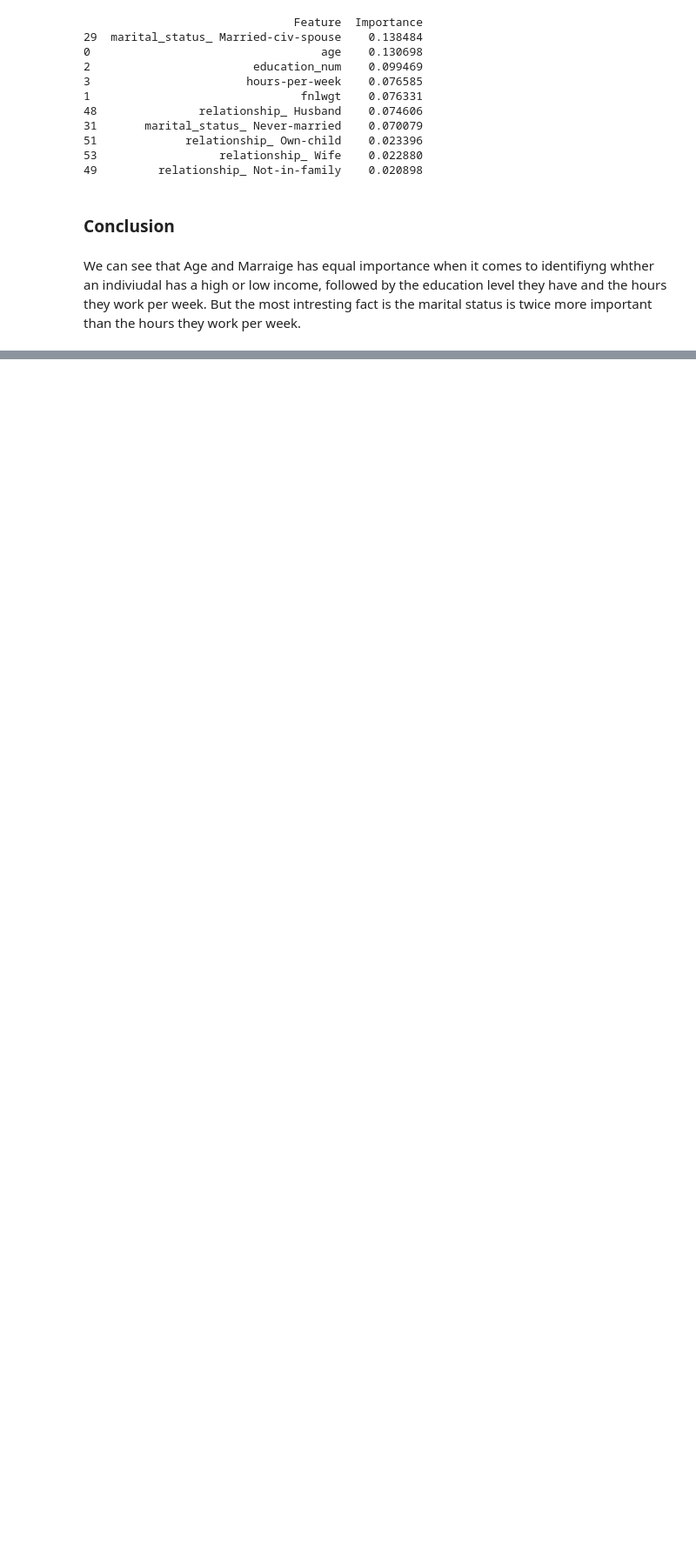
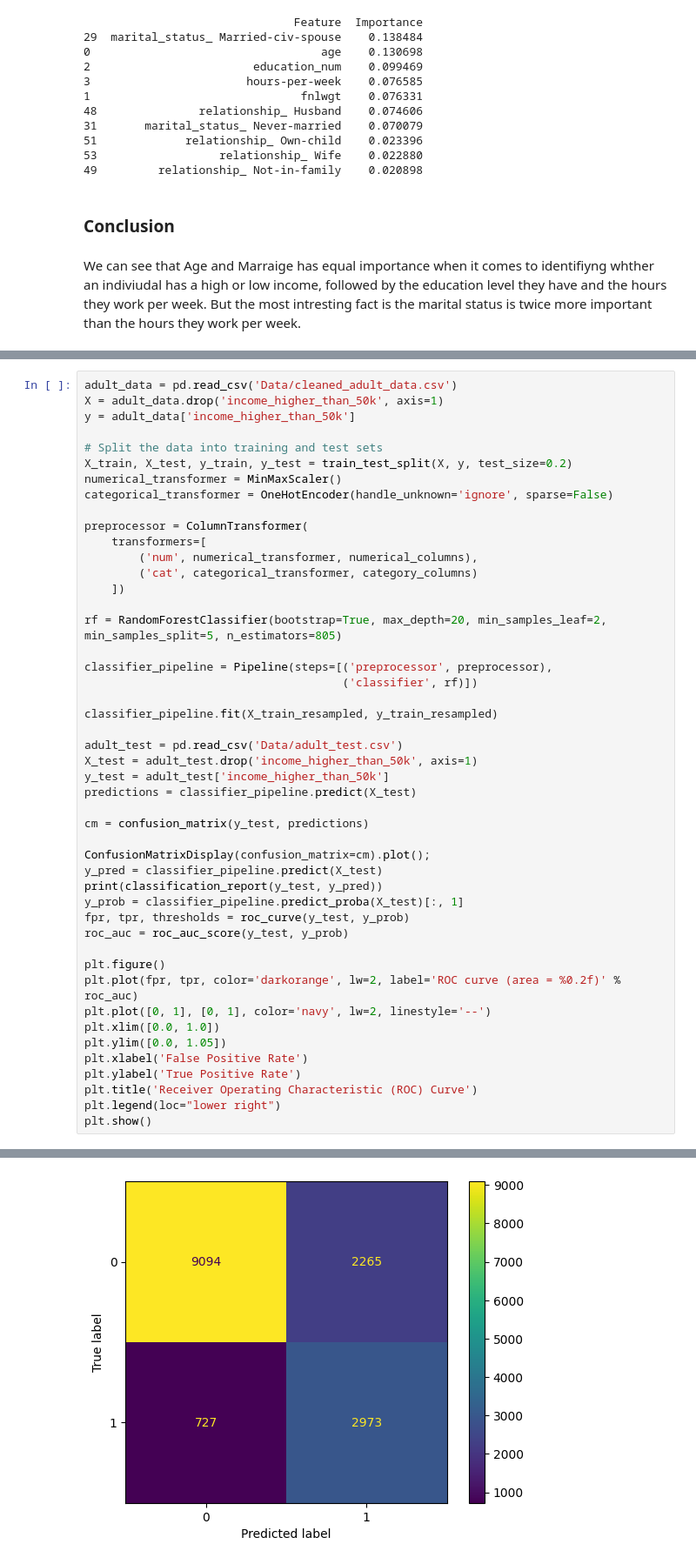
Before and after one commit to hammaadrizwan/Income-Classifier-using-Ensemble-algorithm, a Jupyter notebook: Notebook.ipynb, the cells around one changed output, grey strips where cells are left out. Shown at 87% size. Cells and saved outputs as stored; diff of their text form; blank space fills up the shorter version.

```diff
--- a/Notebook.ipynb
+++ b/Notebook.ipynb
@@ -1195,0 +1374,48 @@ W
+# %%
+adult_data = pd.read_csv('Data/cleaned_adult_data.csv')
+X = adult_data.drop('income_higher_than_50k', axis=1)
+y = adult_data['income_higher_than_50k']
+
+# Split the data into training and test sets
+X_train, X_test, y_train, y_test = train_test_split(X, y, test_size=0.2)
+numerical_transformer = MinMaxScaler()
+categorical_transformer = OneHotEncoder(handle_unknown='ignore', sparse=False)
+
+preprocessor = ColumnTransformer(
+    transformers=[
+        ('num', numerical_transformer, numerical_columns),
+        ('cat', categorical_transformer, category_columns)
+    ])
+
+rf = RandomForestClassifier(bootstrap=True, max_depth=20, min_samples_leaf=2, min_samples_split=5, n_estimators=805)
+
+classifier_pipeline = Pipeline(steps=[('preprocessor', preprocessor),
+                                      ('classifier', rf)])
+
+classifier_pipeline.fit(X_train_resampled, y_train_resampled)
+
+adult_test = pd.read_csv('Data/adult_test.csv')
+X_test = adult_test.drop('income_higher_than_50k', axis=1)
+y_test = adult_test['income_higher_than_50k']
+predictions = classifier_pipeline.predict(X_test)
+
+cm = confusion_matrix(y_test, predictions)
+
+ConfusionMatrixDisplay(confusion_matrix=cm).plot();
+y_pred = classifier_pipeline.predict(X_test)
+print(classification_report(y_test, y_pred))
+y_prob = classifier_pipeline.predict_proba(X_test)[:, 1]
+fpr, tpr, thresholds = roc_curve(y_test, y_prob)
+roc_auc = roc_auc_score(y_test, y_prob)
+
+plt.figure()
+plt.plot(fpr, tpr, color='darkorange', lw=2, label='ROC curve (area = %0.2f)' % roc_auc)
+plt.plot([0, 1], [0, 1], color='navy', lw=2, linestyle='--')
+plt.xlim([0.0, 1.0])
+plt.ylim([0.0, 1.05])
+plt.xlabel('False Positive Rate')
+plt.ylabel('True Positive Rate')
+plt.title('Receiver Operating Characteristic (ROC) Curve')
+plt.legend(loc="lower right")
+plt.show()
+# %% [output]
@@ -1195,0 +1430 @@ W
+[figure, added]
```
Also changed, not shown: parts of 13 cells of this notebook.
